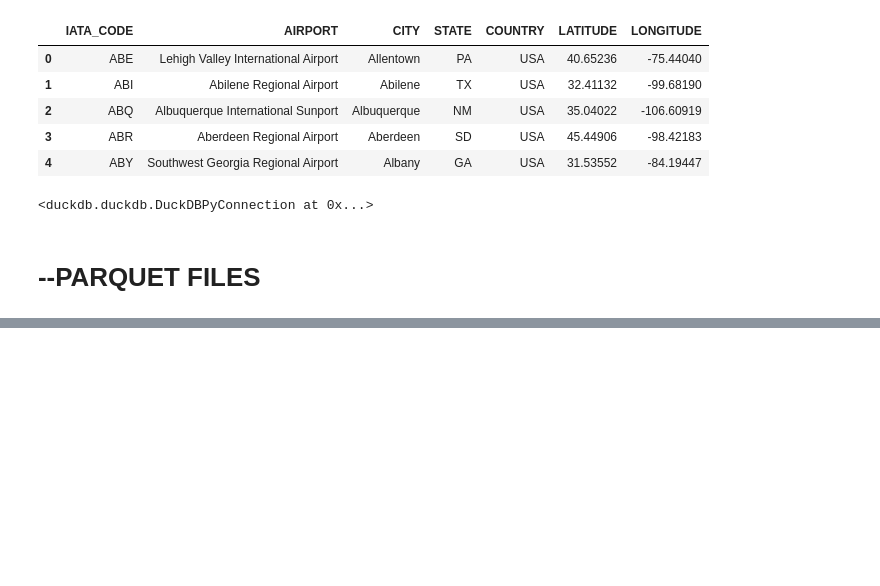
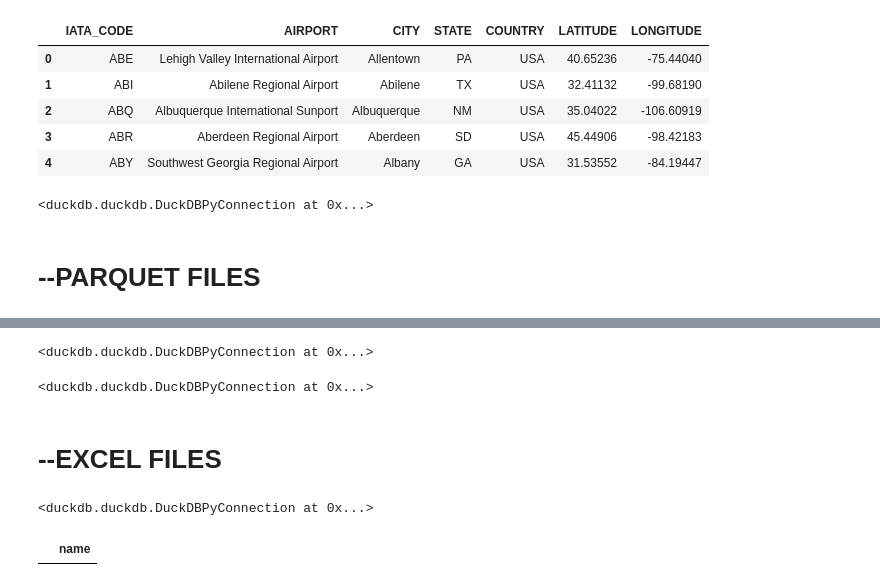
Before and after one commit to Friend09/practise-duckdb, a Jupyter notebook: notebooks/pract-ch1-importing-data.ipynb, the cells around one changed output, grey strips where cells are left out. Cells and saved outputs as stored; diff of their text form; code cells hidden in the pictures; blank space fills up the shorter version.

```diff
--- a/notebooks/pract-ch1-importing-data.ipynb
+++ b/notebooks/pract-ch1-importing-data.ipynb
@@ -200,0 +282,41 @@ df_airports.to_parquet("../data/airports.parquet", engine="fastparquet")
+# %%
+conn.execute(
+    """
+COPY airports
+             FROM '../data/airports.parquet'
+             (FORMAT PARQUET);
+"""
+)
+# %% [output]
+<duckdb.duckdb.DuckDBPyConnection at 0x...>
+# %%
+conn.execute(
+    """
+COPY (SELECT * FROM airports LIMIT 100)
+             TO
+             '../data/airports_100.parquet (FORMAT PARQUET);'
+"""
+)
+# %% [output]
+<duckdb.duckdb.DuckDBPyConnection at 0x...>
+# %% [markdown]
+# --EXCEL FILES
+# %%
+import duckdb
+
+conn = duckdb.connect()  # creates an in memory instance
+# %%
+conn.execute("INSTALL spatial")
+conn.execute("LOAD spatial")
+# %% [output]
+<duckdb.duckdb.DuckDBPyConnection at 0x...>
+# %%
+conn.execute(
+    """
+CREATE TABLE airports
+AS
+SELECT * FROM st_read
+"""
+).df()
+# %% [output]
+|  | name |
```
Also changed, not shown: parts of 6 cells of this notebook, 3 other files.
